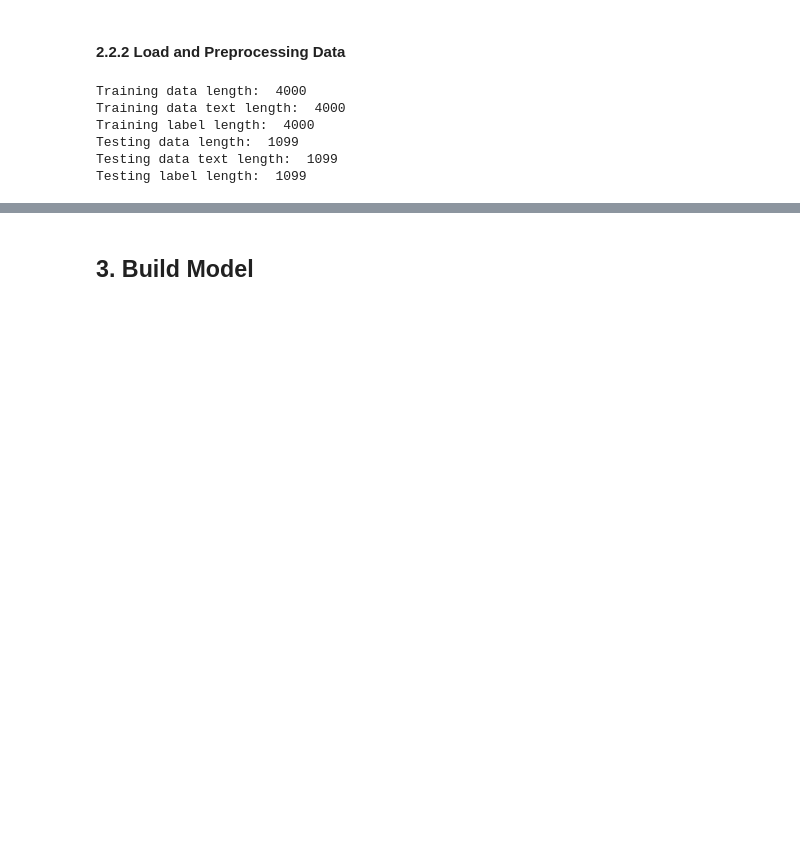
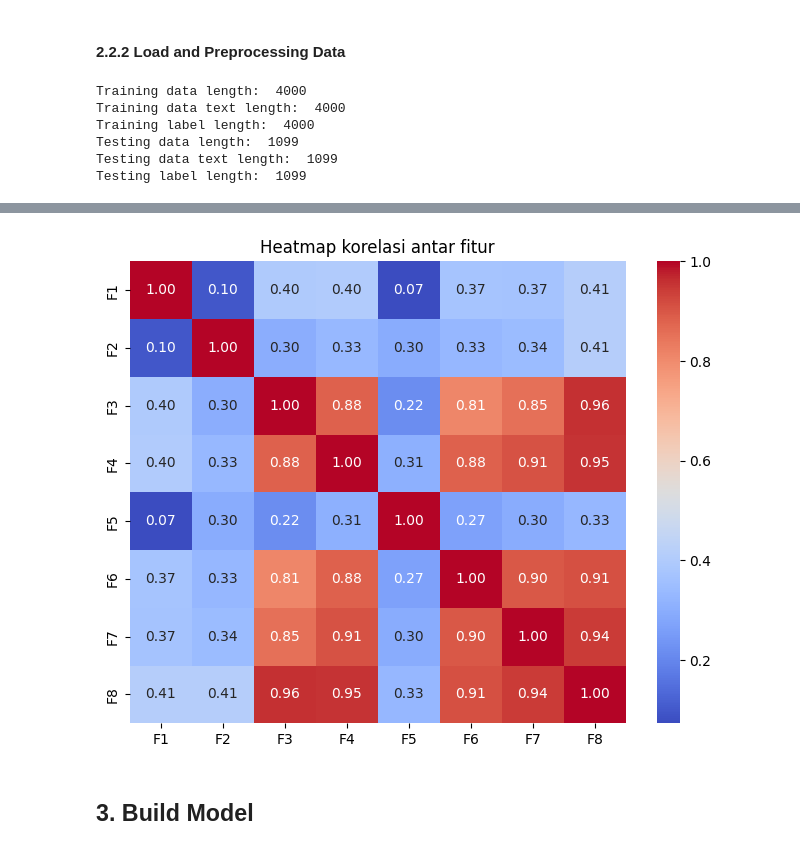
Before and after one commit to Najwanyusnianda/s2ai_project_assignment, a Jupyter notebook: assignment2.ipynb, the cells around one changed output, grey strips where cells are left out. Saved outputs shown, nothing was run; the diff lists cells and outputs as text; code cells hidden in the pictures; blank space fills up the shorter version.

```diff
--- a/assignment2.ipynb
+++ b/assignment2.ipynb
@@ -112,3 +182,10 @@ Testing label length:  1099
+# %%
+plt.figure(figsize=(8, 6))
+sns.heatmap(df_train.drop(columns=['label']).corr(), annot=True, cmap='coolwarm', fmt='.2f')
+plt.title('Heatmap korelasi antar fitur')
+plt.show()
+# %% [output]
+[figure, added]
 # %% [markdown]
 ## 3. Build Model
 # %%
```
Also changed, not shown: parts of 7 cells of this notebook, 4 other files.
